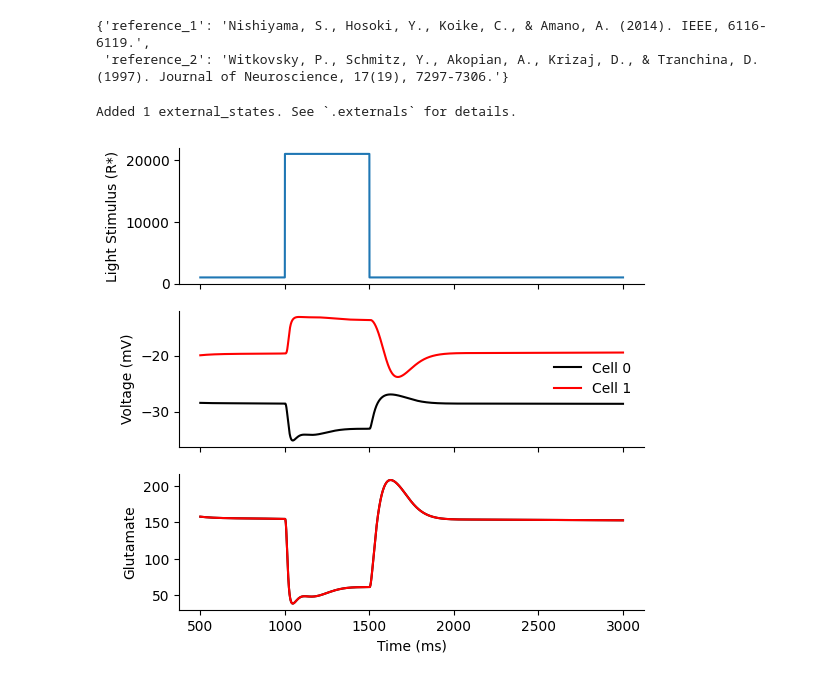
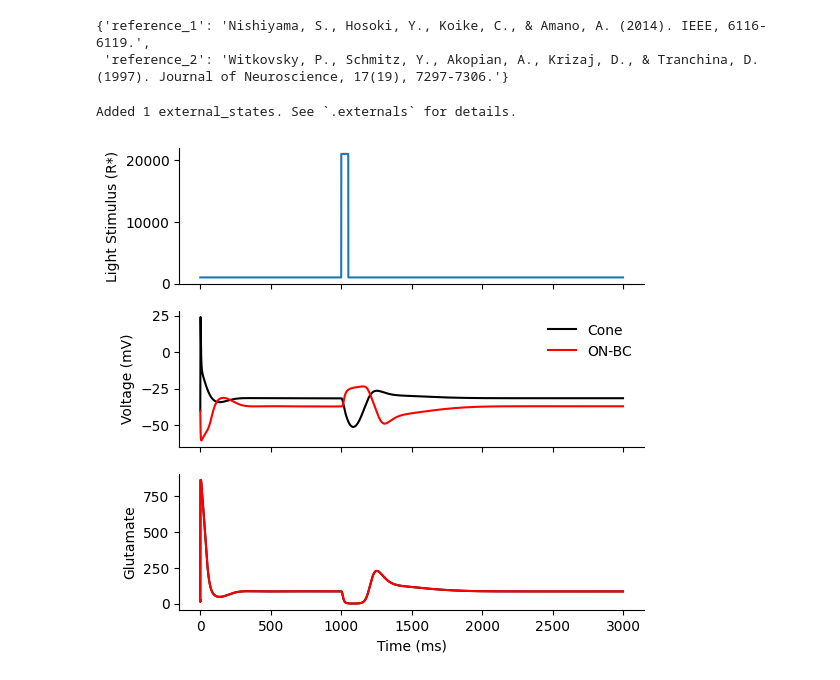
Before and after one commit to jaxleyverse/jaxley-mech, a Jupyter notebook: notebooks/synapses/nhka14.ipynb, the cells around one changed output. Cells and saved outputs as stored; diff of their text form; code cells hidden in the pictures.

```diff
--- a/notebooks/synapses/nhka14.ipynb
+++ b/notebooks/synapses/nhka14.ipynb
@@ -49,6 +51,7 @@ connect(
 )
 
 # Insert mechanisms
+# Cone
 network.cell(0).insert(Kv())
 network.cell(0).insert(Hyper())
 network.cell(0).insert(Ca())
@@ -58,12 +61,36 @@ network.cell(0).insert(CaPump())
 network.cell(0).insert(CaNernstReversal())
 network.cell(0).insert(Leak())
 network.cell(0).insert(Phototransduction())
+prefix = "Phototransduction"
+params_mouse_cone = {
+    f"{prefix}_sigma": 9.74, # /s, opsin decay rate constant
+    f"{prefix}_phi": 9.74, # /s, PDE decay rate constant
+    f"{prefix}_eta": 761, # /s, PDE dark activate rate
+    f"{prefix}_gamma": 20, # unitless, Opsin gain
+    f"{prefix}_beta": 2.64, # /s, Ca2+ extrusion rate constant
+    f"{prefix}_k": 0.01, # pA / μM, cGMP-to-current constant
+    f"{prefix}_m": 4, # unitless, Cooperativity of GC Ca2+ dependence
+    f"{prefix}_n": 3, # unitless, cGMP cahnnel cooperativity
+    f"{prefix}_K_GC": 0.4, # μM, Affinity of GC Ca2+ dependence
+    f"{prefix}_G_dark": 20, # μM, cGMP concentration in dark
+    f"{prefix}_C_dark": 1, # μM, Ca2+ concentration in dark
+}
+for name, param in params_mouse_cone.items():
+    network.cell(0).set(name, param)
+# ON-BC
+network.cell(1).insert(Kv())
+network.cell(1).insert(Ca())
+network.cell(1).insert(CaPump())
+network.cell(1).insert(Hyper())
 network.cell(1).insert(Leak())
 
 network.init_states()
 
 # Set voltages to resting membrane potential
-network.cell([0, 1]).set("v", -60.0)
+network.cell([0, 1]).set("v", -40)
+
+# Adjust the synapse strength
+network.mGluR6(0).set("mGluR6_gTRPM1", 1.65 * 10**-3)
 
 network.delete_recordings()
 # Record voltage
@@ -77,37 +104,38 @@ network.cell(1).branch(0).loc(0).record("mGluR6_Glu", verbose=False)
 background_intensity = 10e2
 intensity = 20 * 10e2
 pre_light_time = 1000  # ms
-light_on_time = 500  # ms
+light_on_time = 50  # ms
 total_time = pre_light_time + 2000 # ms
 dt = 0.025 # ms
 time_steps = int(total_time / dt)
 Jhv = jnp.zeros(time_steps) + background_intensity
 light_on_start = int(pre_light_time / dt)
 light_on_end = int((pre_light_time + light_on_time) / dt)
 Jhv = Jhv.at[light_on_start:light_on_end].set(background_intensity + intensity)
 
 # Clamp the phototransduction current
 network.cell(0).clamp("Phototransduction_Stim", Jhv)
 
 v = jx.integrate(network, t_max=total_time, delta_t=dt, solver="fwd_euler")
 
 fig, ax = plt.subplots(3, 1, figsize=(6, 6), sharex=True)
 colors = ["k", "r"]
-ramp_up = 500 # ms
+cells = ["Cone", "ON-BC"]
+ramp_up = 0 # ms
 time = jnp.arange(ramp_up, total_time, dt)
 
 _ = ax[0].plot(time, Jhv[int(ramp_up/dt):])
 for i in range(2):
-    ax[1].plot(time, v[i, int(ramp_up/dt):-1], color=colors[i], label=f"Cell {i}")
-    ax[2].plot(time, v[i + 2, int(ramp_up/dt):-1], color=colors[i], label=f"Cell {i}")
+    ax[1].plot(time, v[i, int(ramp_up/dt):-1], color=colors[i], label=cells[i])
+    ax[2].plot(time, v[i + 2, int(ramp_up/dt):-1], color=colors[i], label=cells[i])
 
 ax[0].set_ylabel("Light Stimulus (R*)")
 ax[1].set_ylabel("Voltage (mV)")
 ax[1].legend(frameon=False)
 ax[2].set_ylabel("Glutamate")
 ax[2].set_xlabel("Time (ms)")
 
 sns.despine();
 # %% [output]
 Added 1 external_states. See `.externals` for details.
-[figure, old version]
+[figure, new version]
```
Also changed, not shown: parts of 4 cells of this notebook, 4 other files.
